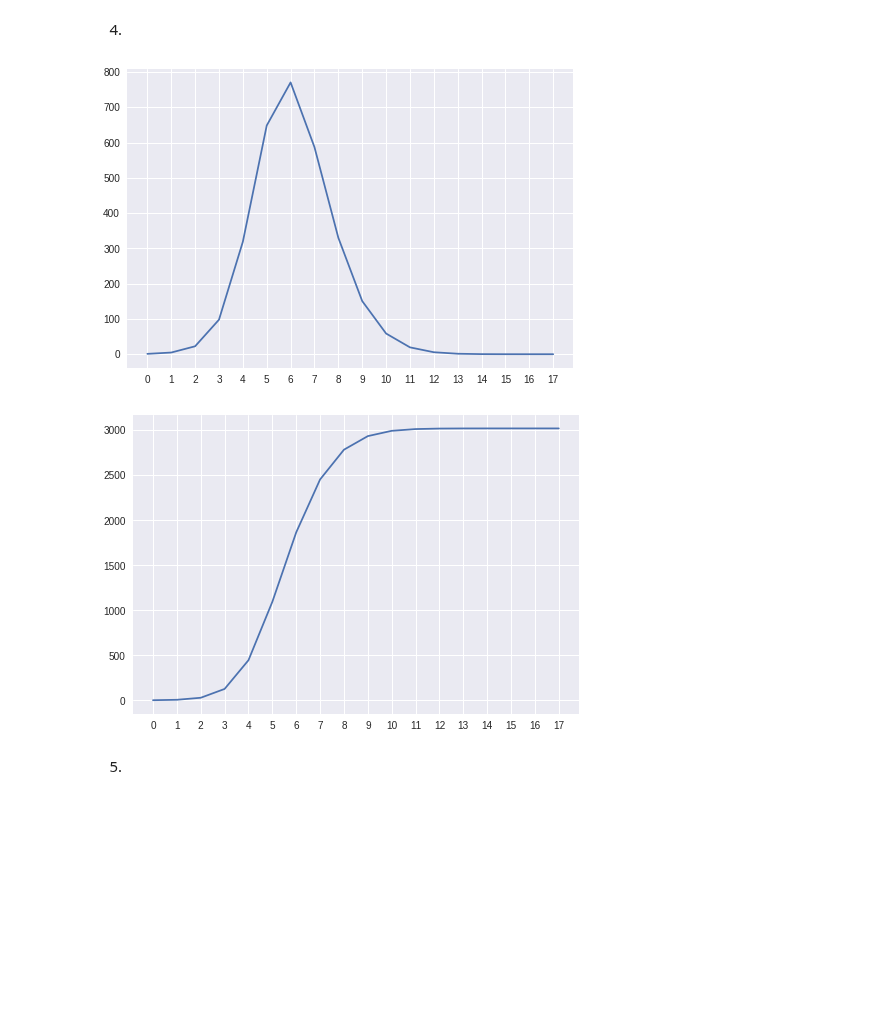
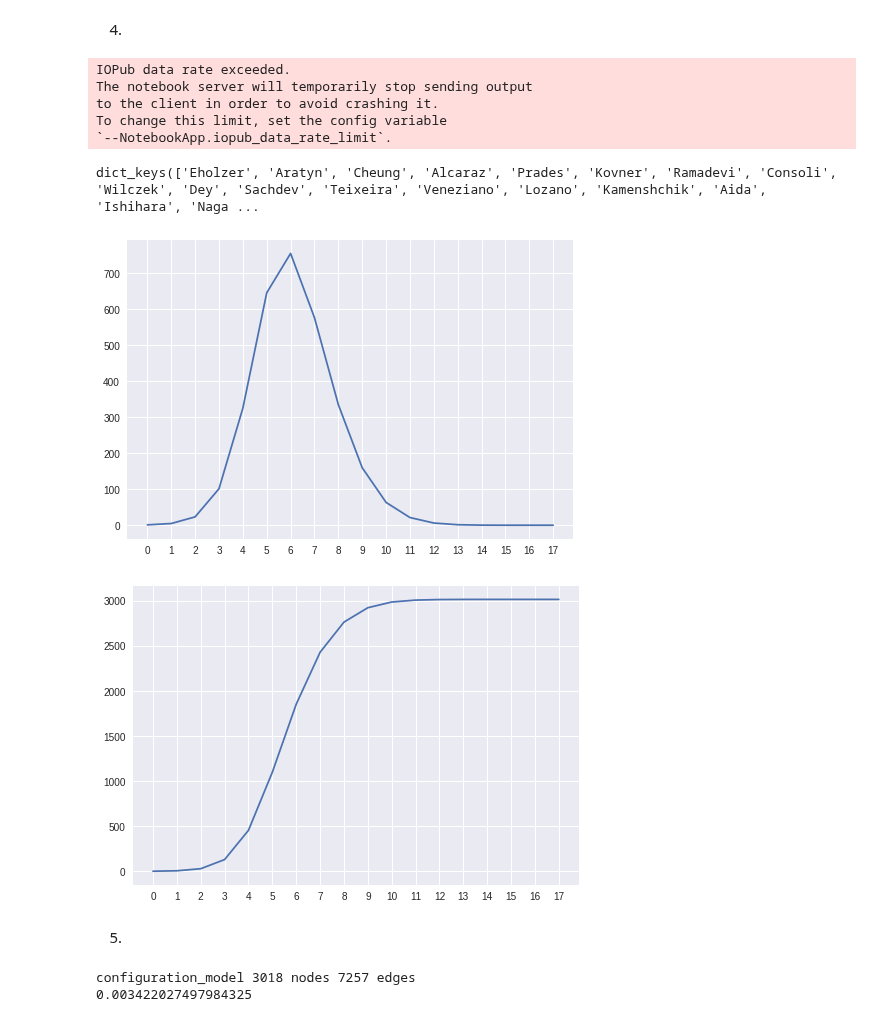
Before and after one commit to MascittiJA/CienciaDatos, a Jupyter notebook: tp4/tp4.ipynb, the cells around one changed output. Saved outputs shown, nothing was run; the diff lists cells and outputs as text; code cells hidden in the pictures; blank space fills up the shorter version.

```diff
--- a/tp4/tp4.ipynb
+++ b/tp4/tp4.ipynb
@@ -64,7 +100,20 @@ componente conexa gigante:  3018
 # %% [markdown]
 4)
 # %%
+componente_gigante = G.subgraph(tupla_componente_gigante[0])
+
 all_distances = nx.all_pairs_shortest_path_length(componente_gigante)
+# %% [output]
+IOPub data rate exceeded.
+The notebook server will temporarily stop sending output
+to the client in order to avoid crashing it.
+To change this limit, set the config variable
+`--NotebookApp.iopub_data_rate_limit`.
+# %%
+
+print(all_distances.keys())
+# %% [output]
+dict_keys(['Eholzer', 'Aratyn', 'Cheung', 'Alcaraz', 'Prades', 'Kovner', 'Ramadevi', 'Consoli', 'Wilczek', 'Dey', 'Sachdev', 'Teixeira', 'Veneziano', 'Lozano', 'Kamenshchik', 'Aida', 'Ishihara', 'Naga ...
 # %%
 def invert_map(map):
     inv_map = {}
@@ -87,35 +136,37 @@ def authors_by_distance(componente_gigante):
     return diferencial
 # %%
 componente_gigante = G.subgraph(tupla_componente_gigante[0])
+
+all_distances = nx.all_pairs_shortest_path_length(componente_gigante)
 
 iterations = 2000
 longest_path = max([max(node_distances.values()) for node_distances in all_distances.values()]) + 1
 results = np.zeros((iterations, longest_path), dtype=int)
 
 for iteration in range(iterations):
     diferencial = authors_by_distance(componente_gigante)
 
     for distance, quantity in diferencial.items():
         results[iteration, distance] = quantity
 
 diferencial_means = results.mean(axis=0)
 incremental_means = []
 
 previous_quantity = 0
 for quantity in diferencial_means:
     incremental_means.append(quantity + previous_quantity)
     previous_quantity = quantity + previous_quantity
 
 def plot(y):
     sns.plt.figure()
     sns.plt.xticks(range(longest_path+1))
     sns.plt.plot(range(longest_path),y)
 
 
 plot(diferencial_means)
 plot(incremental_means)
 # %% [output]
-[figure, old version]
+[figure, new version]
 [figure]
 # %% [markdown]
 5)
@@ -122,3 +182,9 @@ plot(incremental_means)
+# %%
+print(nx.Graph(GR))
+print(clustering_random)
+# %% [output]
+configuration_model 3018 nodes 7257 edges
+0.003422027497984325
 # %%
 clustering = nx.average_clustering(componente_gigante)
 avg_shortest_path_length = nx.average_shortest_path_length(componente_gigante)
```
Also changed, not shown: parts of 13 cells of this notebook.
